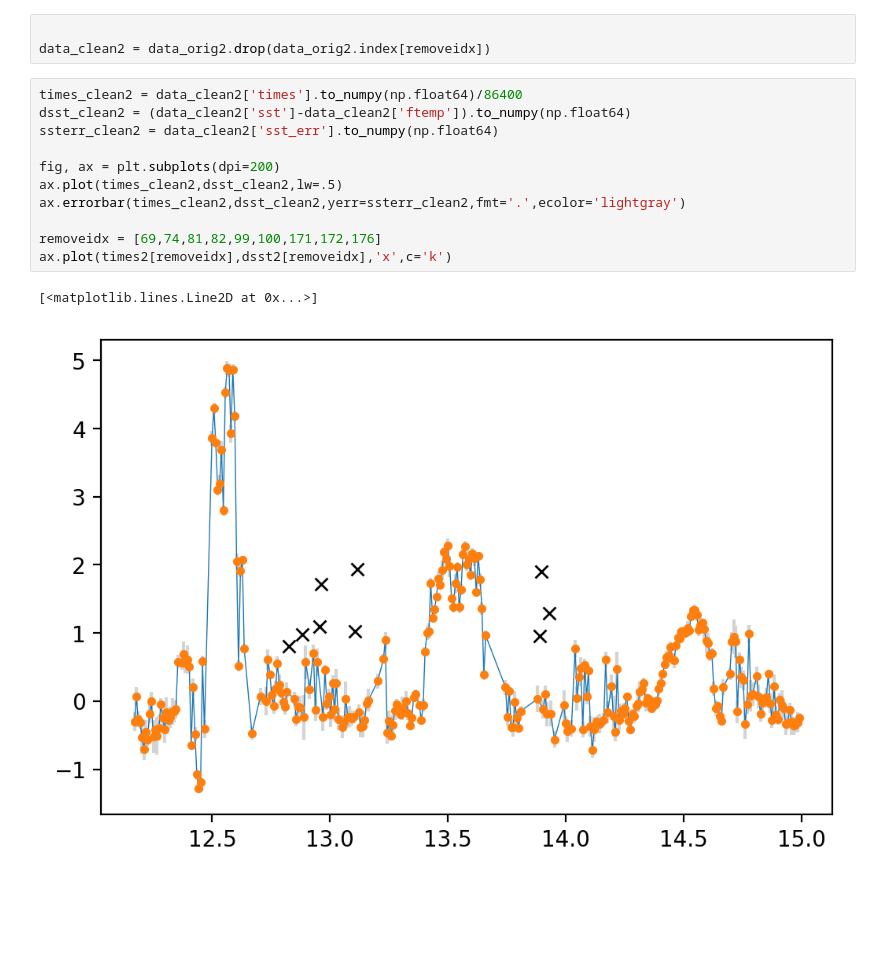
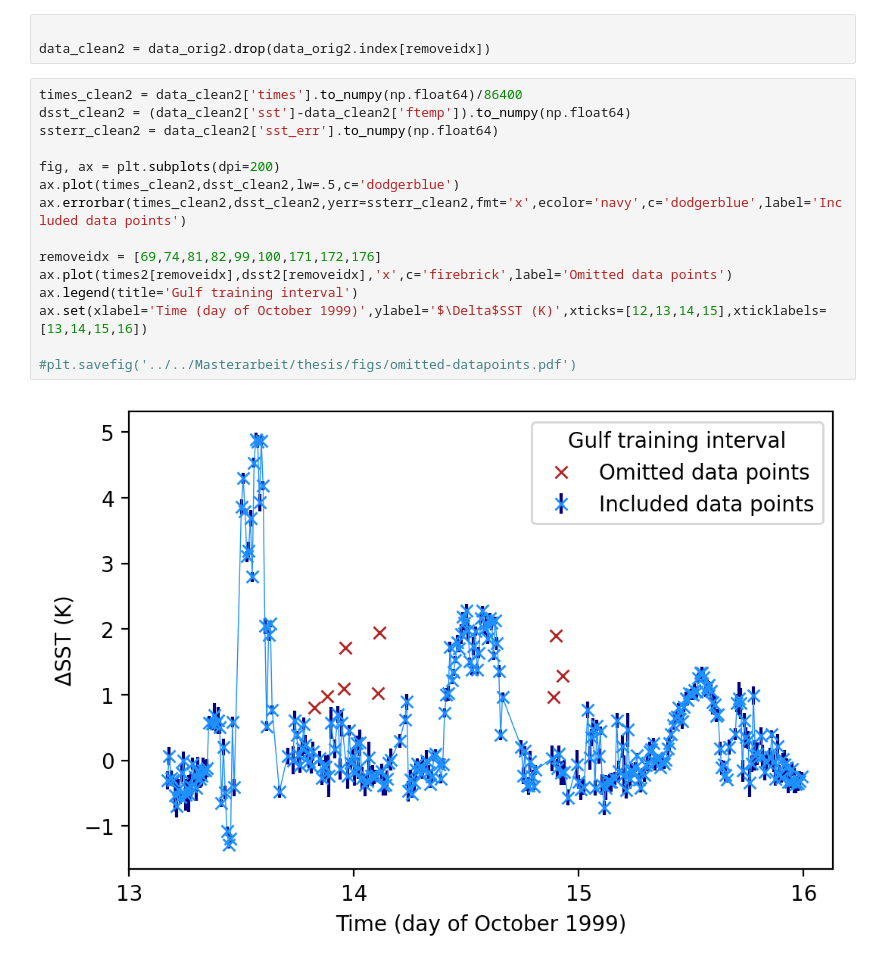
Before and after one commit to reykboerner/diusst, a Jupyter notebook: FINAL/remove_datapoints.ipynb, the cells around one changed output. Drawn from its saved outputs; the diff is of its cells as text; blank space fills up the shorter version.

```diff
--- a/FINAL/remove_datapoints.ipynb
+++ b/FINAL/remove_datapoints.ipynb
@@ -62,14 +62,17 @@ data_clean2 = data_orig2.drop(data_orig2.index[removeidx])
 # %%
 times_clean2 = data_clean2['times'].to_numpy(np.float64)/86400
 dsst_clean2 = (data_clean2['sst']-data_clean2['ftemp']).to_numpy(np.float64)
 ssterr_clean2 = data_clean2['sst_err'].to_numpy(np.float64)
 
 fig, ax = plt.subplots(dpi=200)
-ax.plot(times_clean2,dsst_clean2,lw=.5)
-ax.errorbar(times_clean2,dsst_clean2,yerr=ssterr_clean2,fmt='.',ecolor='lightgray')
+ax.plot(times_clean2,dsst_clean2,lw=.5,c='dodgerblue')
+ax.errorbar(times_clean2,dsst_clean2,yerr=ssterr_clean2,fmt='x',ecolor='navy',c='dodgerblue',label='Included data points')
 
 removeidx = [69,74,81,82,99,100,171,172,176]
-ax.plot(times2[removeidx],dsst2[removeidx],'x',c='k')
+ax.plot(times2[removeidx],dsst2[removeidx],'x',c='firebrick',label='Omitted data points')
+ax.legend(title='Gulf training interval')
+ax.set(xlabel='Time (day of October 1999)',ylabel='$\Delta$SST (K)',xticks=[12,13,14,15],xticklabels=[13,14,15,16])
+
+#plt.savefig('../../Masterarbeit/thesis/figs/omitted-datapoints.pdf')
 # %% [output]
-[<matplotlib.lines.Line2D at 0x...>]
-[figure, old version]
+[figure, new version]
```
Also changed, not shown: 25 other files.
